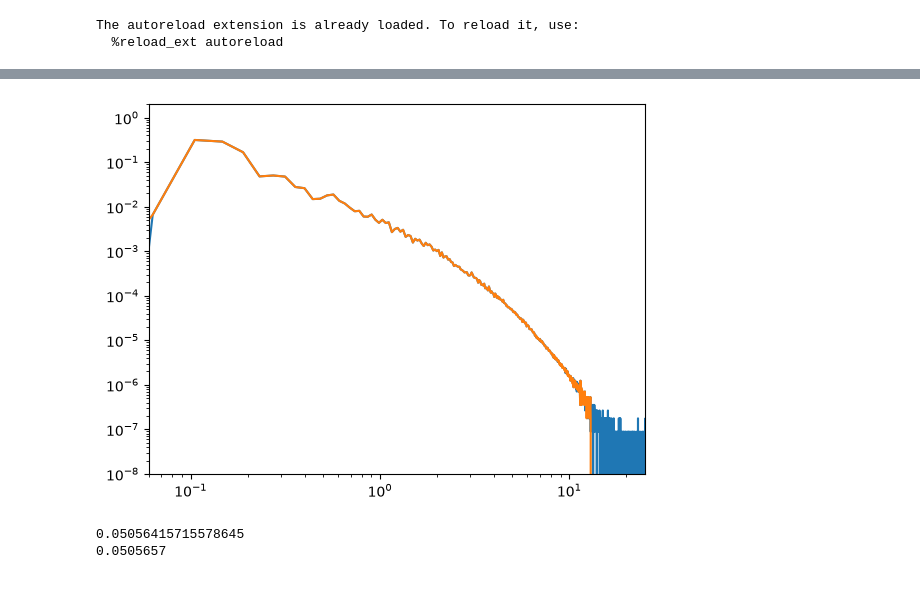
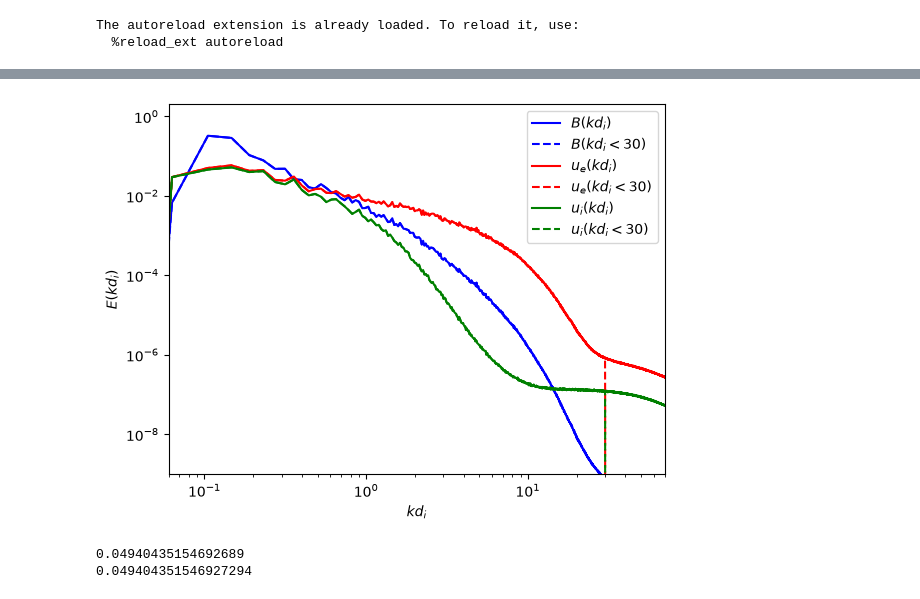
Before and after one commit to jgoodwill1/turbos, a Jupyter notebook: projects/scale_filter/nbs/spectrum.ipynb, the cells around one changed output, grey strips where cells are left out. Drawn from its saved outputs; the diff is of its cells as text; code cells hidden in the pictures.

```diff
--- a/projects/scale_filter/nbs/spectrum.ipynb
+++ b/projects/scale_filter/nbs/spectrum.ipynb
@@ -9,10 +9,12 @@ from turbos.sim.p3d.p3d_2 import P3D
 import matplotlib.pyplot as plt
 # %%
+import xarray as xr
 run = P3D(
     "/archive/tulasi/MEGARUNS_DATA_SUBSET/149p6",
     filenum="000",
 )
 #419
-ds = run.load_xarray(419, variables=['B'])
+# ds = run.load_xarray(419, variables=['B', 'ue', 'ui'])
+ds = xr.open_dataset('../data/149p6_rs.nc')
 print(ds)
 # %% [output]
@@ -32,10 +38,19 @@ Attributes:
 # %%
 from turbos.filter import kfilter
-B_F = kfilter(ds['B'], 13)
+kf = 30
+B_F = kfilter(ds['B'], kf)
+ue_F = kfilter(ds['ue'], kf)
+ui_F = kfilter(ds['ui'], kf)
 # %%
 from turbos.spectrum import energy_spectrum
 
 B_es = energy_spectrum(ds['B'])
 B_es_F = energy_spectrum(B_F)
-print(B_es)
-print(B_es_F)
+
+ue_es = energy_spectrum(ds['ue'])
+ue_es_F = energy_spectrum(ue_F)
+ui_es = energy_spectrum(ds['ui'])
+ui_es_F = energy_spectrum(ui_F)
+
+# print(B_es)
+# print(B_es_F)
@@ -63,11 +57,19 @@ Attributes:
 # %%
-plt.loglog(B_es['k'].values, B_es)
-plt.loglog(B_es_F['k'].values, B_es_F)
-plt.xlim(6e-2, 25)
-plt.ylim(1e-8, 2)
+plt.loglog(B_es['k'].values, B_es, c = 'blue', ls = '-',label = rf'$B(kd_i)$')
+plt.loglog(B_es_F['k'].values, B_es_F, c = 'blue', ls = '--',label = rf'$B(kd_i < {kf})$')
+plt.loglog(ue_es['k'].values, ue_es, c = 'red', ls = '-',label = rf'$u_e(kd_i)$')
+plt.loglog(ue_es_F['k'].values, ue_es_F, c = 'red', ls = '--',label = rf'$u_e(kd_i < {kf})$')
+plt.loglog(ui_es['k'].values, ui_es, c = 'green', ls = '-',label = rf'$u_i(kd_i)$')
+plt.loglog(ui_es_F['k'].values, ui_es_F, c = 'green', ls = '--',label = rf'$u_i(kd_i < {kf})$')
+plt.xlim(6e-2, 70)
+plt.ylim(1e-9, 2)
+plt.legend()
+plt.xlabel(r'$kd_i$')
+plt.ylabel(r'$E(kd_i)$')
+plt.savefig('../fig/es_t.png', dpi = 300)
 plt.show()
 # %% [output]
-[figure, old version]
+[figure, new version]
 # %%
 import numpy as np
 E_spec = np.trapezoid(
@@ -83,5 +85,5 @@ E_sum = 0.5 * np.mean(
 print(E_spec)
 print(E_sum)
 # %% [output]
-0.05056415715578645
-0.0505657
+0.04940435154692689
+0.049404351546927294
```
Also changed, not shown: parts of 3 cells of this notebook, 16 other files.
